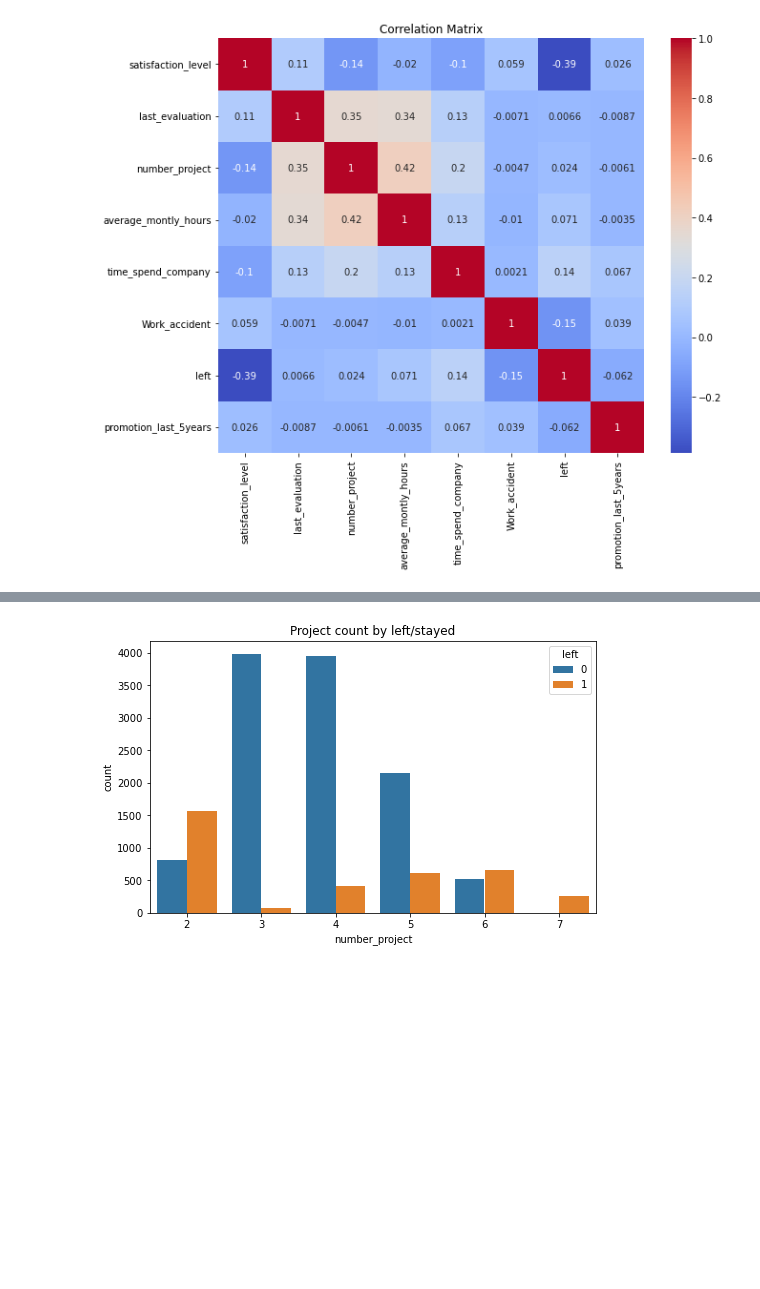
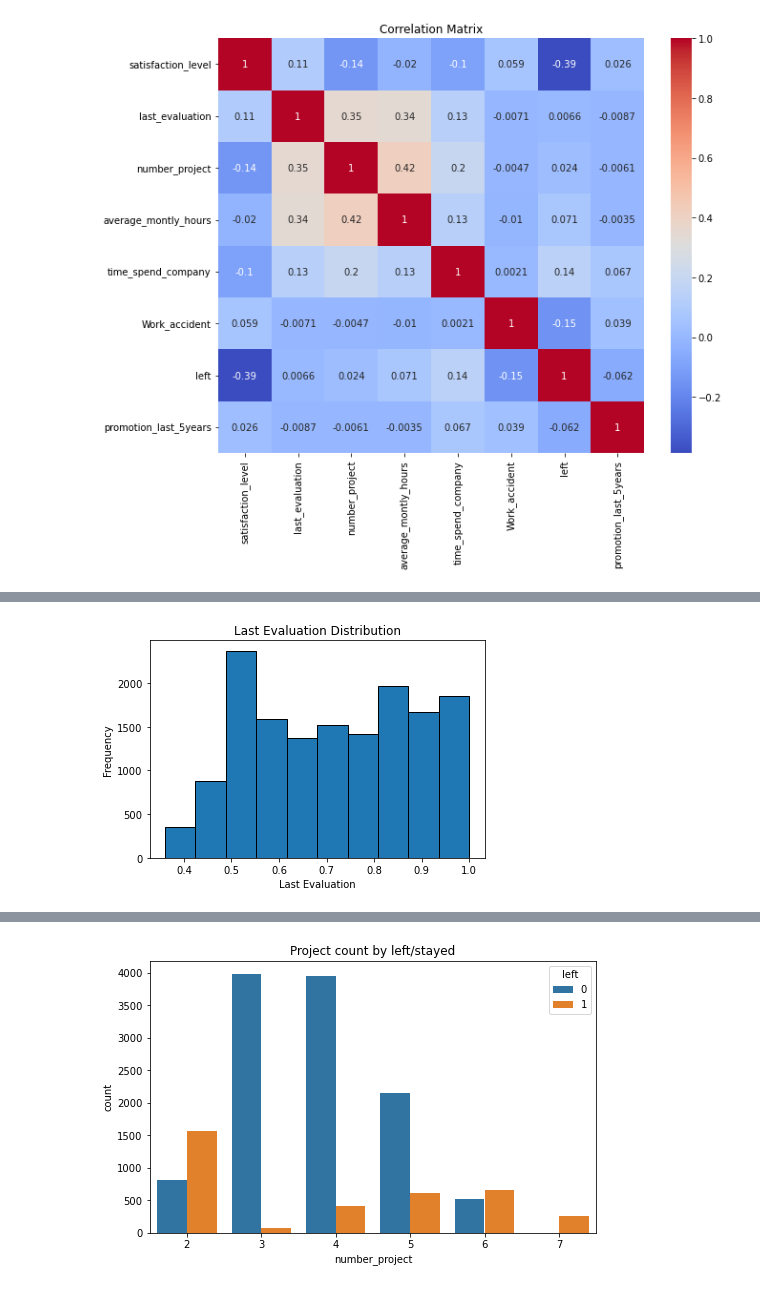
Before and after one commit to NitinJayavarapu12/Employee-Turnover-Analysis, a Jupyter notebook: Employee_Code.ipynb, the cells around one changed output, grey strips where cells are left out. Drawn from its saved outputs; the diff is of its cells as text; code cells hidden in the pictures; blank space fills up the shorter version.

```diff
--- a/Employee_Code.ipynb
+++ b/Employee_Code.ipynb
@@ -115,0 +115,8 @@ ValueError: Multi-dimensional indexing (e.g. `obj[:, None]`) is no longer suppor
+# %%
+plt.hist(df['last_evaluation'], bins = 10, edgecolor='black')
+plt.title('Last Evaluation Distribution')
+plt.xlabel('Last Evaluation')
+plt.ylabel('Frequency')
+plt.show()
+# %% [output]
+[figure, added]
```
Also changed, not shown: parts of 26 cells of this notebook.
